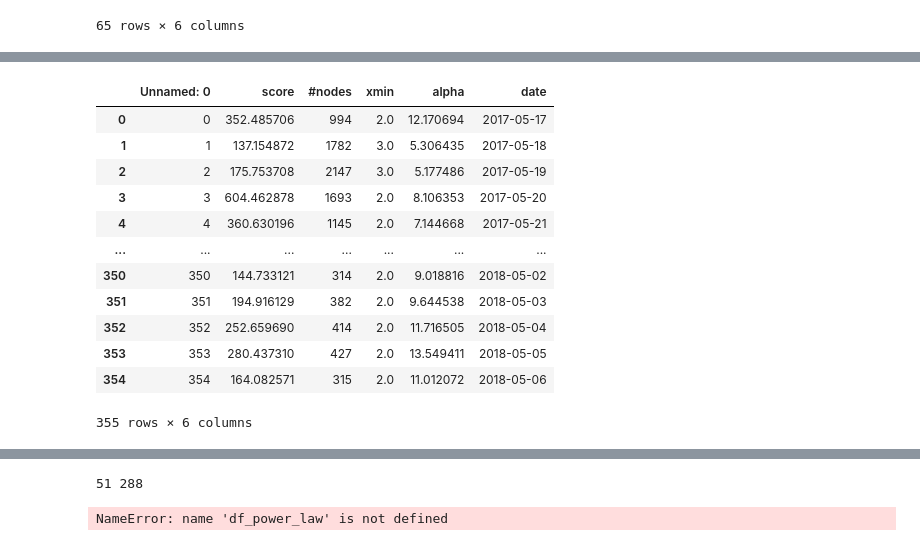
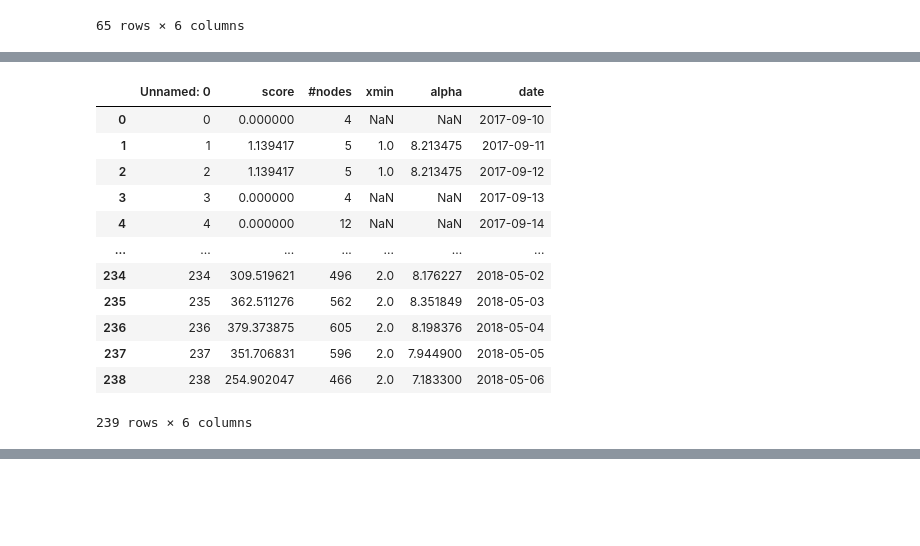
Before and after one commit to cakcora/GraphTransport, a Jupyter notebook: PowerLawUti.ipynb, the cells around one changed output, grey strips where cells are left out. Saved outputs shown, nothing was run; the diff lists cells and outputs as text; code cells hidden in the pictures; blank space fills up the shorter version.

```diff
--- a/PowerLawUti.ipynb
+++ b/PowerLawUti.ipynb
@@ -818,20 +462,20 @@ selectedNetworkInTimeFrame
 # %%
-df_sliding = pd.read_csv("power_law_sliding.csv",index_col=False)
+df_sliding = pd.read_csv("result_dataset\power_law_result_cindicator_7.csv",index_col=False)
 df_sliding
 # %% [output]
 |  | Unnamed: 0 | score | #nodes | xmin | alpha | date |
-| 0 | 0 | 352.485706 | 994 | 2.0 | 12.170694 | 2017-05-17 |
-| 1 | 1 | 137.154872 | 1782 | 3.0 | 5.306435 | 2017-05-18 |
-| 2 | 2 | 175.753708 | 2147 | 3.0 | 5.177486 | 2017-05-19 |
-| 3 | 3 | 604.462878 | 1693 | 2.0 | 8.106353 | 2017-05-20 |
-| 4 | 4 | 360.630196 | 1145 | 2.0 | 7.144668 | 2017-05-21 |
+| 0 | 0 | 0.000000 | 4 | NaN | NaN | 2017-09-10 |
+| 1 | 1 | 1.139417 | 5 | 1.0 | 8.213475 | 2017-09-11 |
+| 2 | 2 | 1.139417 | 5 | 1.0 | 8.213475 | 2017-09-12 |
+| 3 | 3 | 0.000000 | 4 | NaN | NaN | 2017-09-13 |
+| 4 | 4 | 0.000000 | 12 | NaN | NaN | 2017-09-14 |
 | ... | ... | ... | ... | ... | ... | ... |
-| 350 | 350 | 144.733121 | 314 | 2.0 | 9.018816 | 2018-05-02 |
-| 351 | 351 | 194.916129 | 382 | 2.0 | 9.644538 | 2018-05-03 |
-| 352 | 352 | 252.659690 | 414 | 2.0 | 11.716505 | 2018-05-04 |
-| 353 | 353 | 280.437310 | 427 | 2.0 | 13.549411 | 2018-05-05 |
-| 354 | 354 | 164.082571 | 315 | 2.0 | 11.012072 | 2018-05-06 |
+| 234 | 234 | 309.519621 | 496 | 2.0 | 8.176227 | 2018-05-02 |
+| 235 | 235 | 362.511276 | 562 | 2.0 | 8.351849 | 2018-05-03 |
+| 236 | 236 | 379.373875 | 605 | 2.0 | 8.198376 | 2018-05-04 |
+| 237 | 237 | 351.706831 | 596 | 2.0 | 7.944900 | 2018-05-05 |
+| 238 | 238 | 254.902047 | 466 | 2.0 | 7.183300 | 2018-05-06 |
-355 rows × 6 columns
+239 rows × 6 columns
 # %%
 fig = go.Figure()
 
@@ -892,14 +536,3 @@ fig.update_traces(showlegend=False)
 fig.show()
 # %% [output]
 [interactive output not drawn]
-# %%
-min_alpha = df_power_law["alpha"].min()
-for index, row in df_power_law.iterrows():
-    if(row["alpha"] == min_alpha):print( index,row["#nodes"])
-# %% [output]
-51 288
-# %%
-short_df = df_power_law.tail(354 - 51)
-short_df
-# %% [output]
-NameError: name 'df_power_law' is not defined
```
Also changed, not shown: parts of 59 cells of this notebook, 7 other files.
